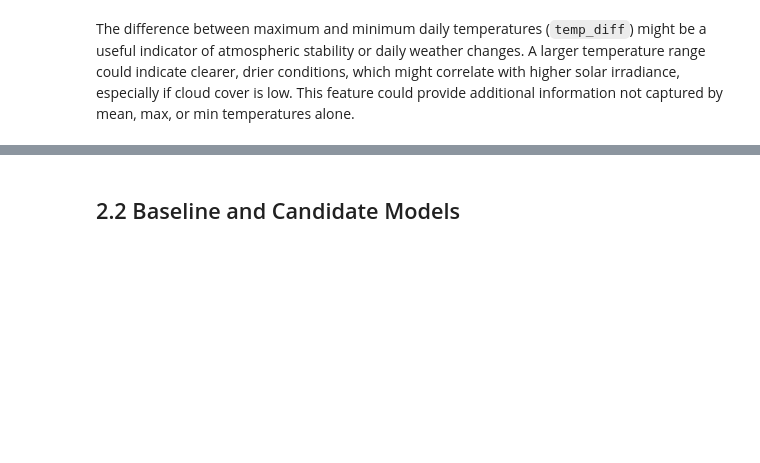
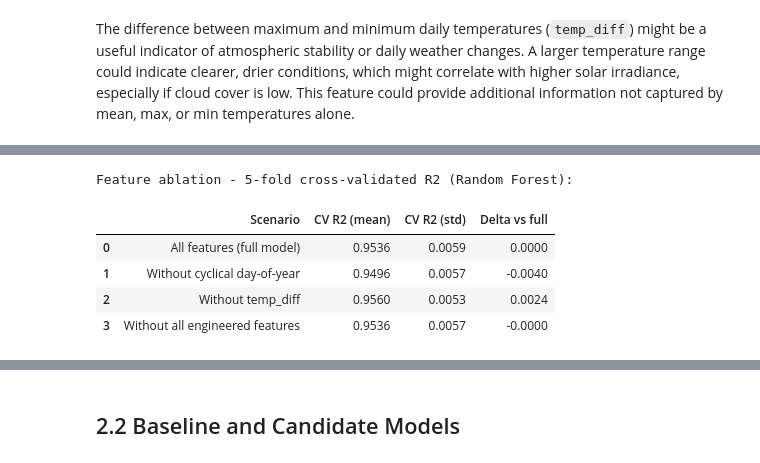
Before and after one commit to simonerossi83/regression-solar-prediction, a Jupyter notebook: notebook/Simone_Rossi_regression_capstone.ipynb, the cells around one changed output, grey strips where cells are left out. Drawn from its saved outputs; the diff is of its cells as text; code cells hidden in the pictures; blank space fills up the shorter version.

```diff
--- a/notebook/Simone_Rossi_regression_capstone.ipynb
+++ b/notebook/Simone_Rossi_regression_capstone.ipynb
@@ -323,0 +357,62 @@ DataFrame with new features:
+# %%
+# Feature ablation: contribution of the engineered features to the Random Forest (5-fold CV R2).
+# Self-contained and reproducible (same cleaning + seed as the modelling sections).
+import warnings
+from pathlib import Path
+import pandas as pd
+import numpy as np
+from sklearn.ensemble import RandomForestRegressor
+from sklearn.model_selection import cross_val_score
+
+warnings.filterwarnings('ignore')
+
+_path = Path('data/rome_solar_data_2015_2025.csv')
+if not _path.exists():
+    _path = Path('../data/rome_solar_data_2015_2025.csv')
+_df = pd.read_csv(_path)
+_df['date'] = pd.to_datetime(_df['date'], errors='coerce')
+_df = _df[_df['precipitation_mm'] <= 120]
+_df['day_of_year_sin'] = np.sin(2 * np.pi * _df['day_of_year'] / 365)
+_df['day_of_year_cos'] = np.cos(2 * np.pi * _df['day_of_year'] / 365)
+_df['temp_diff'] = _df['temp_max_c'] - _df['temp_min_c']
+
+_X = _df.drop(columns=['date', 'solar_irradiance_kwh_m2_day'])
+_y = _df['solar_irradiance_kwh_m2_day']
+_rf = RandomForestRegressor(n_estimators=100, max_features='sqrt',
+                            min_samples_leaf=1, random_state=42, n_jobs=-1)
+
+def _cv_r2(drop_cols=None):
+    data = _X.drop(columns=drop_cols) if drop_cols else _X
+    scores = cross_val_score(_rf, data, _y, cv=5, scoring='r2')
+    return scores.mean(), scores.std()
+
+scenarios = {
+    'All features (full model)': None,
+    'Without cyclical day-of-year': ['day_of_year_sin', 'day_of_year_cos'],
+    'Without temp_diff': ['temp_diff'],
+    'Without all engineered features': ['day_of_year_sin', 'day_of_year_cos', 'temp_diff'],
+}
+
+full_mean = None
+rows = []
+for name, drop in scenarios.items():
+    m, s = _cv_r2(drop)
+    if full_mean is None:
+        full_mean = m
+    rows.append({
+        'Scenario': name,
+        'CV R2 (mean)': round(m, 4),
+        'CV R2 (std)': round(s, 4),
+        'Delta vs full': round(m - full_mean, 4),
+    })
+
+ablation_df = pd.DataFrame(rows)
+print('Feature ablation - 5-fold cross-validated R2 (Random Forest):')
+display(ablation_df)
+# %% [output]
+Feature ablation - 5-fold cross-validated R2 (Random Forest):
+|  | Scenario | CV R2 (mean) | CV R2 (std) | Delta vs full |
+| 0 | All features (full model) | 0.9536 | 0.0059 | 0.0000 |
+| 1 | Without cyclical day-of-year | 0.9496 | 0.0057 | -0.0040 |
+| 2 | Without temp_diff | 0.9560 | 0.0053 | 0.0024 |
+| 3 | Without all engineered features | 0.9536 | 0.0057 | -0.0000 |
```
Also changed, not shown: parts of 20 cells of this notebook, 3 other files.
